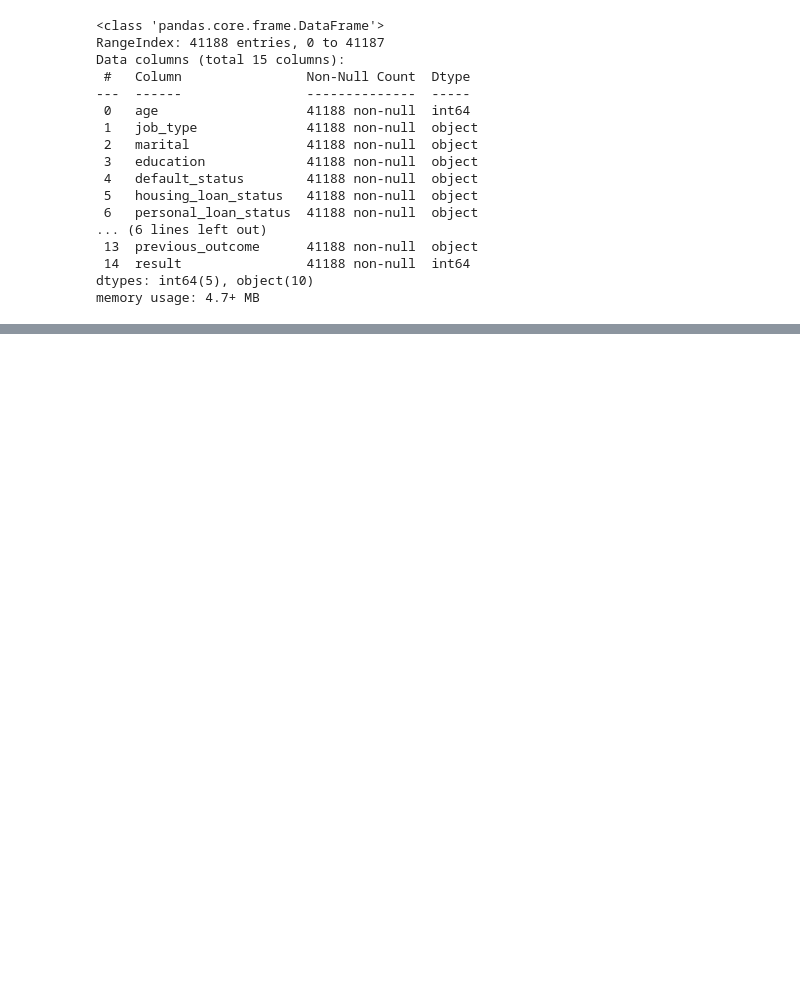
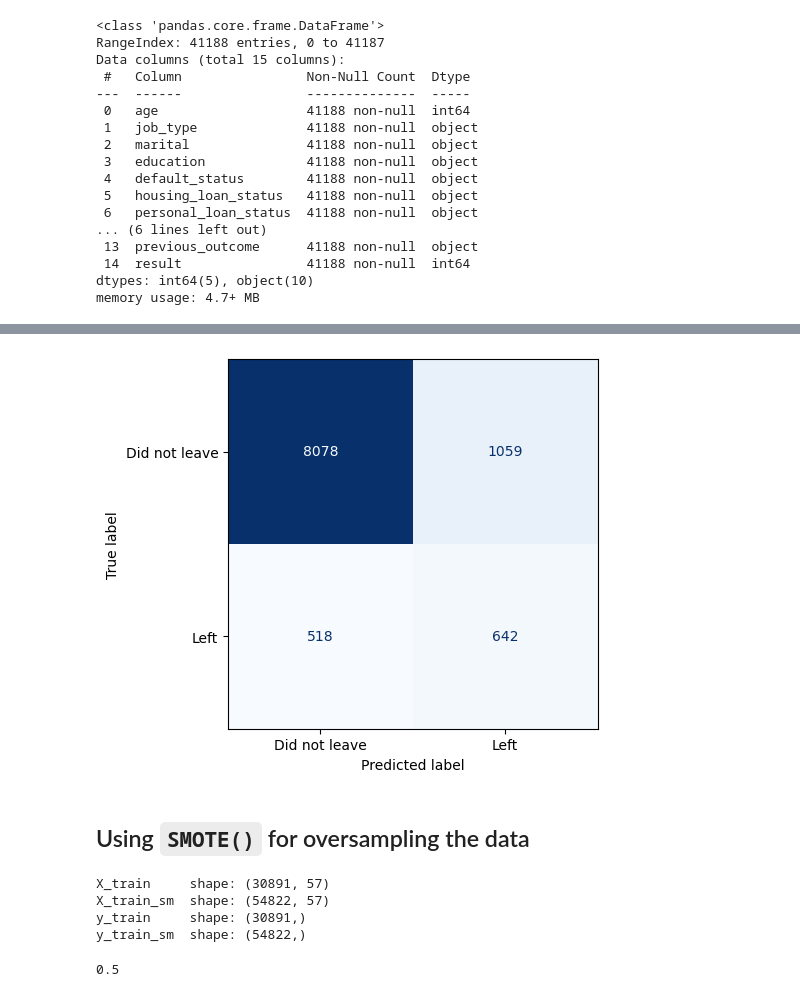
Before and after one commit to hosseinabadii/Machine-Learning-Projects, a Jupyter notebook: Projects/01 Classification/08 XGBoost Classification/02 Bank Marketing/main.ipynb, the cells around one changed output, grey strips where cells are left out. Drawn from its saved outputs; the diff is of its cells as text; code cells hidden in the pictures; blank space fills up the shorter version.

```diff
--- a/Projects/01 Classification/08 XGBoost Classification/02 Bank Marketing/main.ipynb
+++ b/Projects/01 Classification/08 XGBoost Classification/02 Bank Marketing/main.ipynb
@@ -381,0 +198,3 @@ plot_importance(xgboost_model)
+# %%
+X_encoded = pd.get_dummies(X, columns=categorical_columns, dtype=int)
+X_encoded.head()
@@ -381,0 +217,12 @@ plot_importance(xgboost_model)
+# %%
+X_train, X_test, y_train, y_test = train_test_split(
+    X_encoded, y,
+    test_size=0.25,
+    random_state=42,
+    stratify=y,
+)
+
+print(f"X_train shape: {X_train.shape}")
+print(f"X_test  shape: {X_test.shape}")
+print(f"y_train shape: {y_train.shape}")
+print(f"y_test  shape: {y_test.shape}")
@@ -381,0 +250,15 @@ plot_importance(xgboost_model)
+# %%
+clf_xgb_0 = XGBClassifier(
+    objective="binary:logistic",
+    scale_pos_weight = 8, #recommended: sum(nagative instances) / sum(positive instances)
+    seed=42,
+    early_stopping_rounds=10,
+    eval_metric="aucpr",
+)
+
+clf_xgb_0.fit(
+    X_train,
+    y_train,
+    verbose=True,
+    eval_set=[(X_test, y_test)],
+)
@@ -381,0 +294,4 @@ plot_importance(xgboost_model)
+# %%
+y_pred_0 = clf_xgb_0.predict(X_test)
+report_0 = classification_report(y_test, y_pred_0)
+print(report_0)
@@ -381,0 +307,29 @@ plot_importance(xgboost_model)
+# %%
+ConfusionMatrixDisplay.from_predictions(
+    y_test,
+    y_pred_0,
+    colorbar=False,
+    cmap="Blues",
+    display_labels=["Did not leave", "Left"],
+);
+# %% [output]
+[figure, added]
+# %% [markdown]
+## Using `SMOTE()` for oversampling the data
+# %%
+smote = SMOTE(random_state=42)
+X_train_sm, y_train_sm = smote.fit_resample(X_train, y_train)
+
+print(f"X_train     shape: {X_train.shape}")
+print(f"X_train_sm  shape: {X_train_sm.shape}")
+print(f"y_train     shape: {y_train.shape}")
+print(f"y_train_sm  shape: {y_train_sm.shape}")
+# %% [output]
+X_train     shape: (30891, 57)
+X_train_sm  shape: (54822, 57)
+y_train     shape: (30891,)
+y_train_sm  shape: (54822,)
+# %%
+sum(y_train_sm) / len(y_train_sm)
+# %% [output]
+0.5
```
Also changed, not shown: parts of 64 cells of this notebook, 1 other file.
